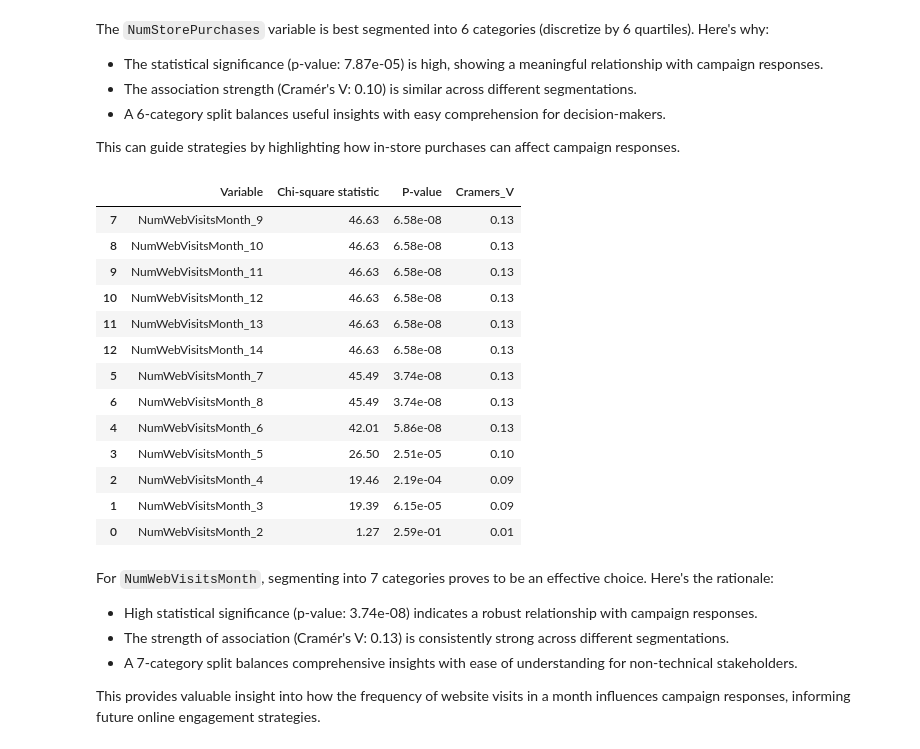
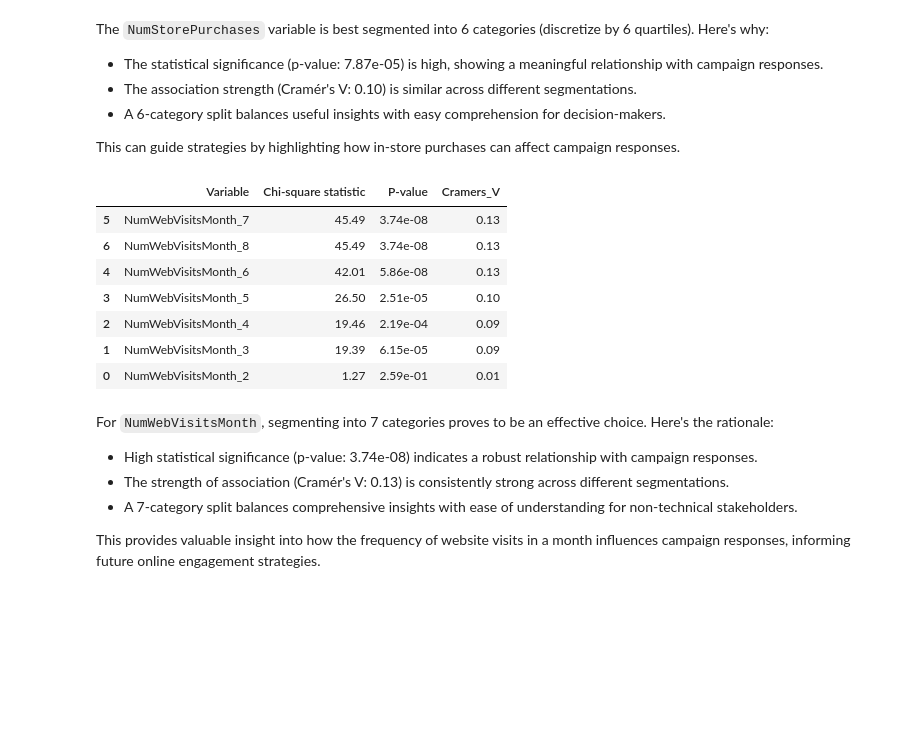
Before and after one commit to ramdhanhdy/DS_Project, a Jupyter notebook: Marketing Campaign/marketing_campaign_eda.ipynb, the cells around one changed output. Drawn from its saved outputs; the diff is of its cells as text; code cells hidden in the pictures; blank space fills up the shorter version.

```diff
--- a/Marketing Campaign/marketing_campaign_eda.ipynb
+++ b/Marketing Campaign/marketing_campaign_eda.ipynb
@@ -541,15 +523,9 @@ The `NumStorePurchases` variable is best segmented into 6 categories (discretize
 
 This can guide strategies by highlighting how in-store purchases can affect campaign responses.
 # %%
-dicretize_stats_test(df, 'NumWebVisitsMonth', 'Response', min_quartiles=2, max_quartiles=15)
+dicretize_stats_test(df, 'NumWebVisitsMonth', 'Response', min_quartiles=2, max_quartiles=9)
 # %% [output]
 |  | Variable | Chi-square statistic | P-value | Cramers_V |
-| 7 | NumWebVisitsMonth_9 | 46.63 | 6.58e-08 | 0.13 |
-| 8 | NumWebVisitsMonth_10 | 46.63 | 6.58e-08 | 0.13 |
-| 9 | NumWebVisitsMonth_11 | 46.63 | 6.58e-08 | 0.13 |
-| 10 | NumWebVisitsMonth_12 | 46.63 | 6.58e-08 | 0.13 |
-| 11 | NumWebVisitsMonth_13 | 46.63 | 6.58e-08 | 0.13 |
-| 12 | NumWebVisitsMonth_14 | 46.63 | 6.58e-08 | 0.13 |
 | 5 | NumWebVisitsMonth_7 | 45.49 | 3.74e-08 | 0.13 |
 | 6 | NumWebVisitsMonth_8 | 45.49 | 3.74e-08 | 0.13 |
 | 4 | NumWebVisitsMonth_6 | 42.01 | 5.86e-08 | 0.13 |
```
Also changed, not shown: parts of 32 cells of this notebook, 2 other files.
